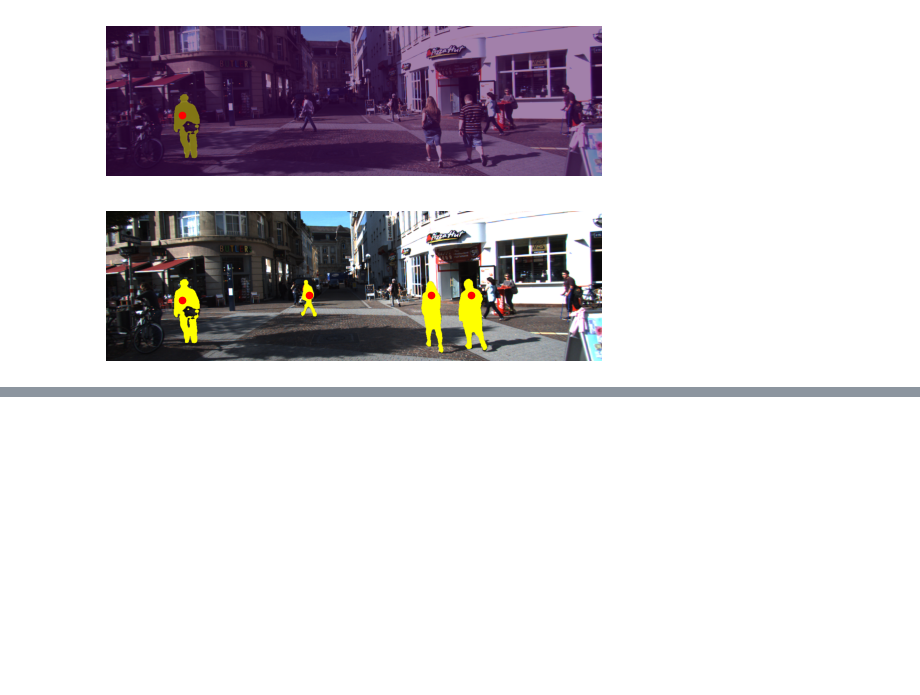
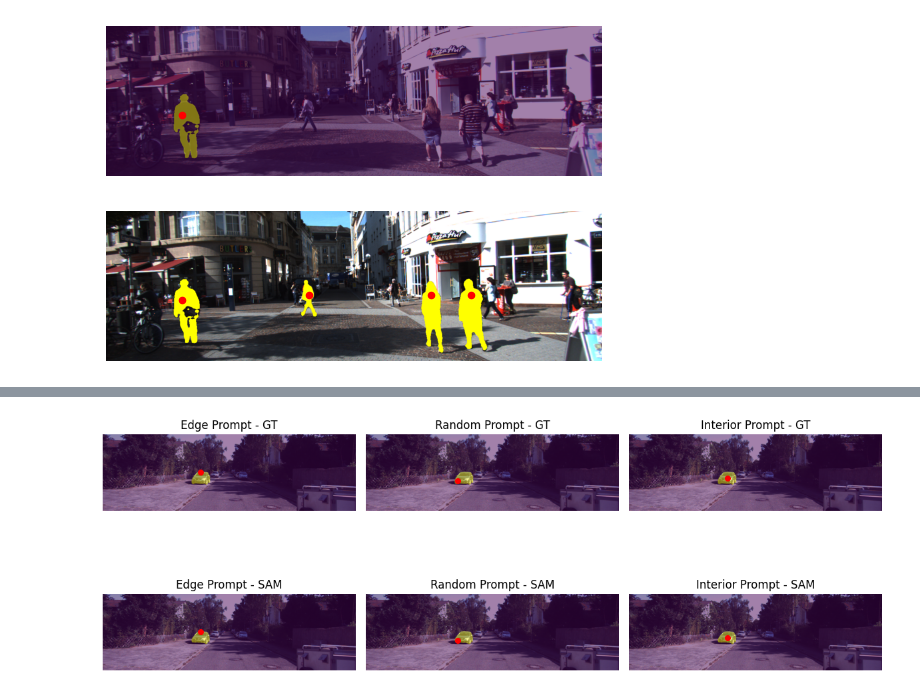
Before and after one commit to adriangt2001/C5-Project, a Jupyter notebook: Week2/notebooks/task_a.ipynb, the cells around one changed output, grey strips where cells are left out. Drawn from its saved outputs; the diff is of its cells as text; code cells hidden in the pictures; blank space fills up the shorter version.

```diff
--- a/Week2/notebooks/task_a.ipynb
+++ b/Week2/notebooks/task_a.ipynb
@@ -298,0 +396,76 @@ Num objects evaluated: 38275
+# %%
+import matplotlib.pyplot as plt
+import numpy as np
+import cv2
+
+# take one sample
+image, target = dataset[880]
+
+mask = target["masks"][0].numpy()
+
+# convert image tensor to numpy image
+image_np = (image.permute(1,2,0).numpy() * 255).astype(np.uint8)
+
+# prompt points
+p_edge = random_edge_point_from_mask(mask)
+p_random = random_point_from_mask(mask)
+p_interior = interior_point_from_mask(mask)
+
+points = [p_edge, p_random, p_interior]
+titles = ["Edge Prompt", "Random Prompt", "Interior Prompt"]
+
+predictions = []
+
+for point in points:
+
+    inputs = processor(
+        image_np,
+        input_points=[[[point[0], point[1]]]],
+        input_labels=[[1]],
+        return_tensors="pt"
+    ).to(device)
+
+    with torch.no_grad():
+        outputs = model(**inputs)
+
+    pred_masks = processor.image_processor.post_process_masks(
+        outputs.pred_masks.cpu(),
+        inputs["original_sizes"].cpu(),
+        inputs["reshaped_input_sizes"].cpu()
+    )
+
+    pred_mask = pred_masks[0][0][0].numpy()
+
+    if pred_mask.shape != mask.shape:
+        pred_mask = cv2.resize(
+            pred_mask.astype(np.uint8),
+            (mask.shape[1], mask.shape[0]),
+            interpolation=cv2.INTER_NEAREST
+        )
+
+    predictions.append(pred_mask)
+
+
+# plotting
+fig, axes = plt.subplots(2,3, figsize=(12,6))
+
+for i in range(3):
+
+    # GT row
+    axes[0,i].imshow(image_np)
+    axes[0,i].imshow(mask, alpha=0.5)
+    axes[0,i].scatter(points[i][0], points[i][1], c="red", s=30)
+    axes[0,i].set_title(f"{titles[i]} - GT")
+    axes[0,i].axis("off")
+
+    # prediction row
+    axes[1,i].imshow(image_np)
+    axes[1,i].imshow(predictions[i], alpha=0.5)
+    axes[1,i].scatter(points[i][0], points[i][1], c="red", s=30)
+    axes[1,i].set_title(f"{titles[i]} - SAM")
+    axes[1,i].axis("off")
+
+plt.tight_layout()
+plt.show()
+# %% [output]
+[figure, added]
```
Also changed, not shown: parts of 9 cells of this notebook, 6 other files.
